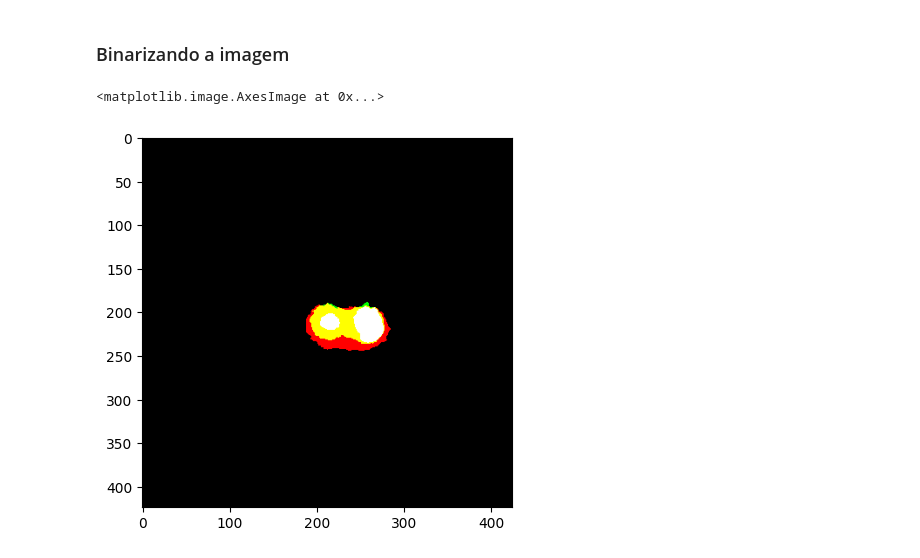
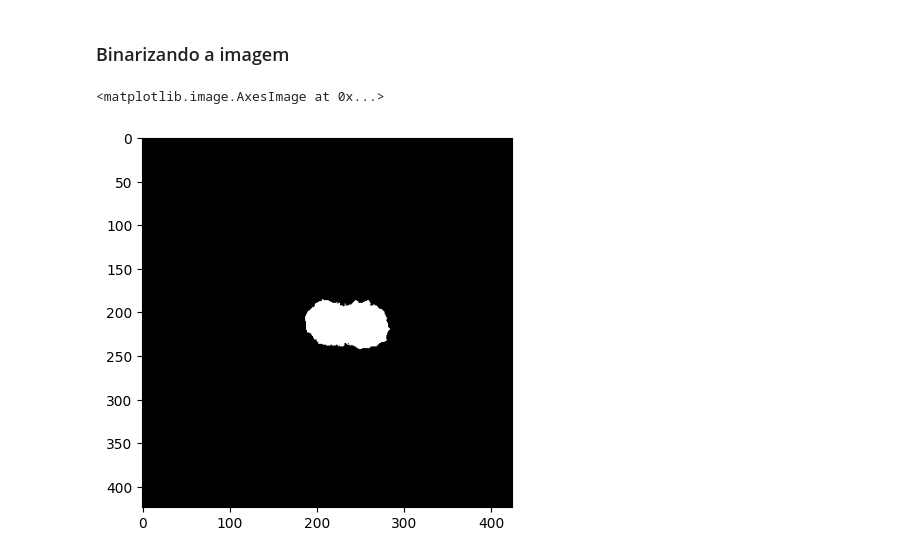
Before and after one commit to rafaseto/contagem-de-corpos-celestes, a Jupyter notebook: teste.ipynb, the cells around one changed output. Drawn from its saved outputs; the diff is of its cells as text; code cells hidden in the pictures.

```diff
--- a/teste.ipynb
+++ b/teste.ipynb
@@ -18,3 +18,6 @@ plt.axis('off')  # Desativa os eixos
 plt.show()
 # %% [output]
 [figure]
+# %%
+imagem_cinza = color.rgb2gray(imagem_original)
+plt.imshow(imagem_cinza, cmap='gray')
@@ -30,11 +36,11 @@ plt.plot(histogram[0], '-b')
 # %% [markdown]
 ### Binarizando a imagem
 # %%
-imagem_binaria = imagem_original.copy()
-limiar = imagem_original.max()*(110/256)
+imagem_binaria=imagem_cinza.copy()
+limiar = imagem_cinza.max()*(110/256)
 imagem_binaria[imagem_binaria<=limiar]=0
 imagem_binaria[imagem_binaria>0]=1
-plt.imshow(imagem_binaria*255, cmap='gray')
+plt.imshow(imagem_binaria*255,cmap='gray')
 # %% [output]
 <matplotlib.image.AxesImage at 0x...>
-[figure, old version]
+[figure, new version]
```
Also changed, not shown: parts of 5 cells of this notebook.
